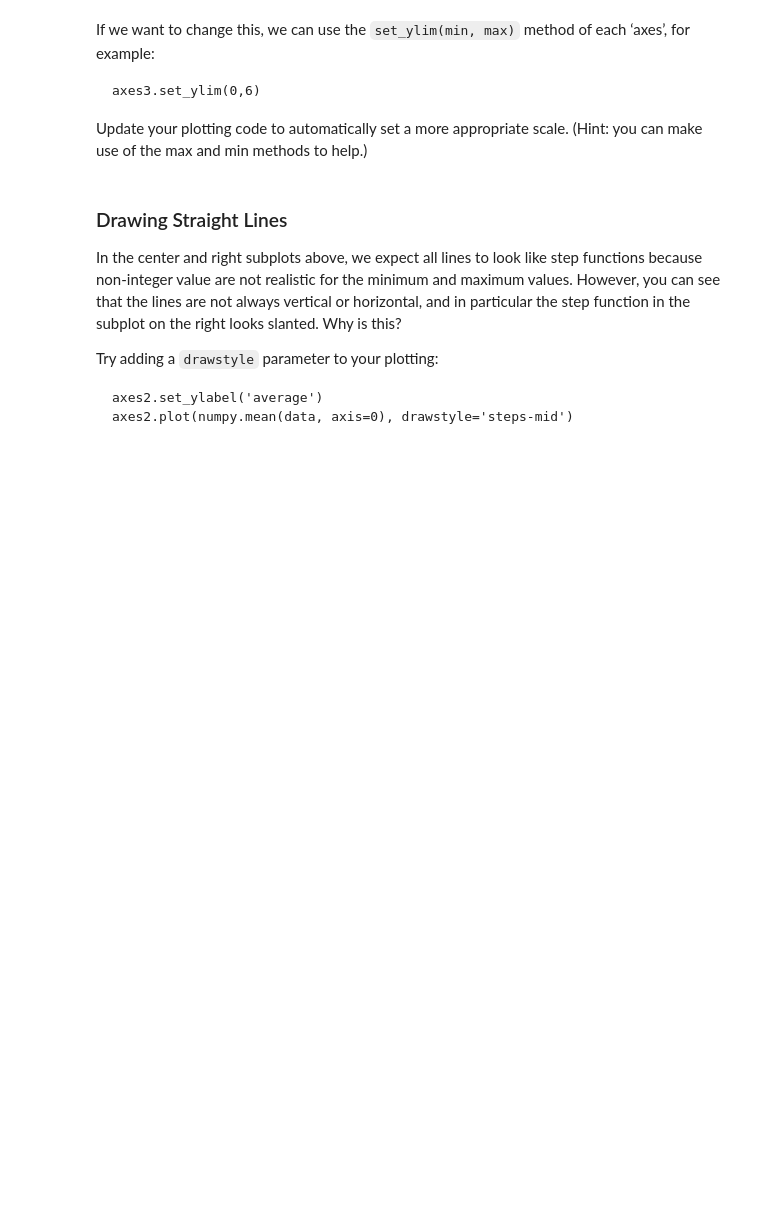
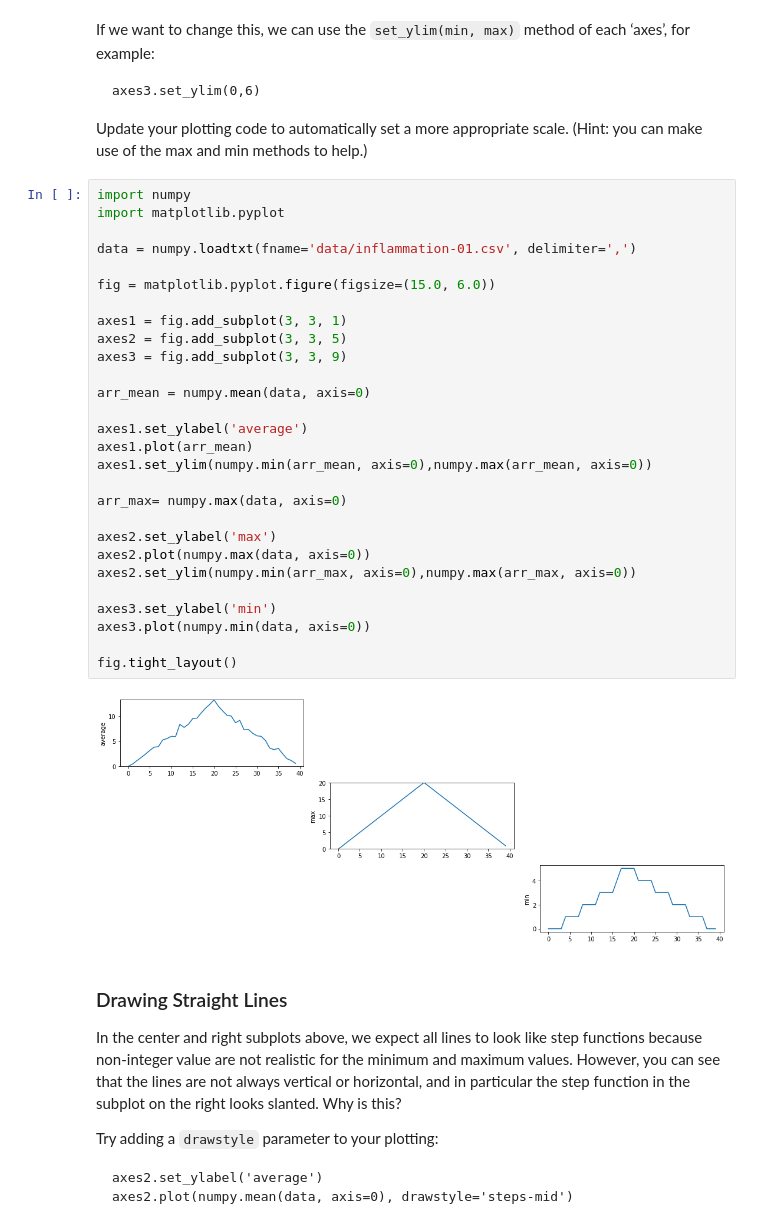
Before and after one commit to Thusigh1/2019-07-24-intro-to-python-workshop, a Jupyter notebook: lessons/python/ep1-introduction.ipynb, the cells around one changed output. Drawn from its saved outputs; the diff is of its cells as text; blank space fills up the shorter version.

````diff
--- a/lessons/python/ep1-introduction.ipynb
+++ b/lessons/python/ep1-introduction.ipynb
@@ -769,6 +826,36 @@ If we want to change this, we can use the `set_ylim(min, max)` method of each
 axes3.set_ylim(0,6)
 ```
 Update your plotting code to automatically set a more appropriate scale. (Hint: you can make use of the max and min methods to help.)
+# %%
+import numpy
+import matplotlib.pyplot
+
+data = numpy.loadtxt(fname='data/inflammation-01.csv', delimiter=',')
+
+fig = matplotlib.pyplot.figure(figsize=(15.0, 6.0))
+
+axes1 = fig.add_subplot(3, 3, 1)
+axes2 = fig.add_subplot(3, 3, 5)
+axes3 = fig.add_subplot(3, 3, 9)
+
+arr_mean = numpy.mean(data, axis=0)
+
+axes1.set_ylabel('average')
+axes1.plot(arr_mean)
+axes1.set_ylim(numpy.min(arr_mean, axis=0),numpy.max(arr_mean, axis=0))
+
+arr_max= numpy.max(data, axis=0)
+
+axes2.set_ylabel('max')
+axes2.plot(numpy.max(data, axis=0))
+axes2.set_ylim(numpy.min(arr_max, axis=0),numpy.max(arr_max, axis=0))
+
+axes3.set_ylabel('min')
+axes3.plot(numpy.min(data, axis=0))
+
+fig.tight_layout()
+# %% [output]
+[figure, added]
 # %% [markdown]
 ### Drawing Straight Lines
 In the center and right subplots above, we expect all lines to look like step functions because non-integer value are not realistic for the minimum and maximum values. However, you can see that the lines are not always vertical or horizontal, and in particular the step function in the subplot on the right looks slanted. Why is this?
````
Also changed, not shown: parts of 16 cells of this notebook.
